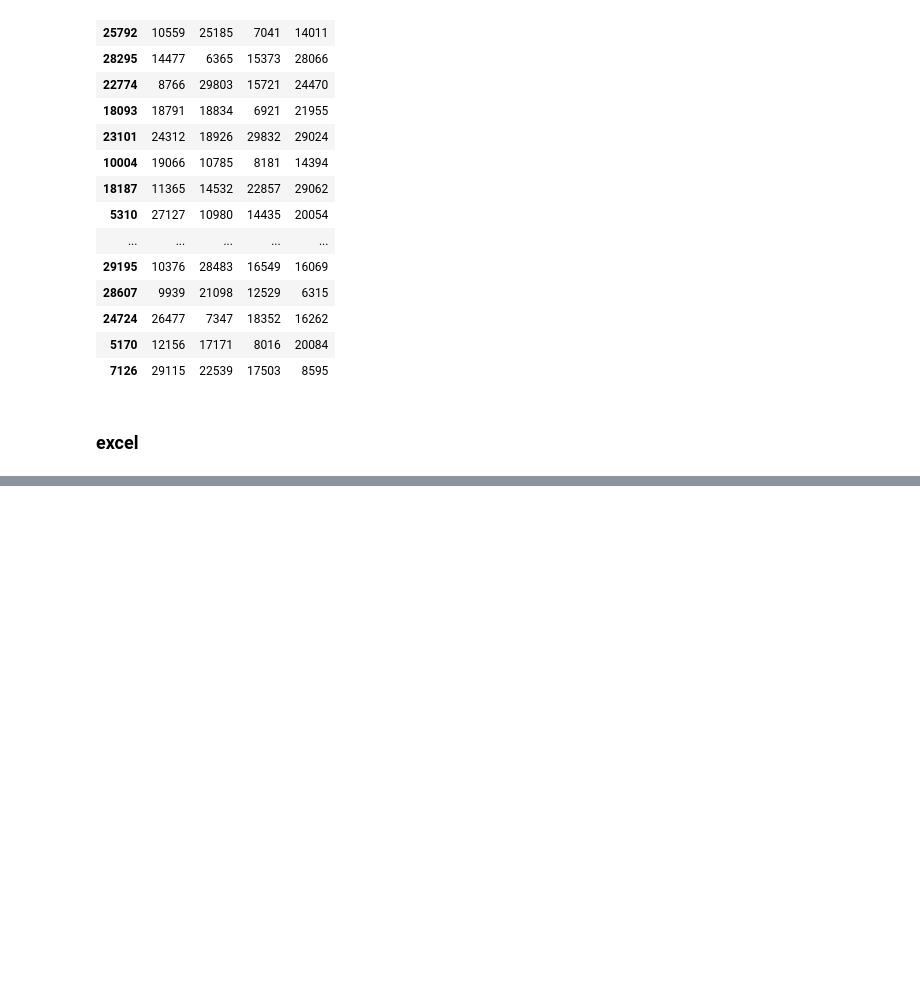
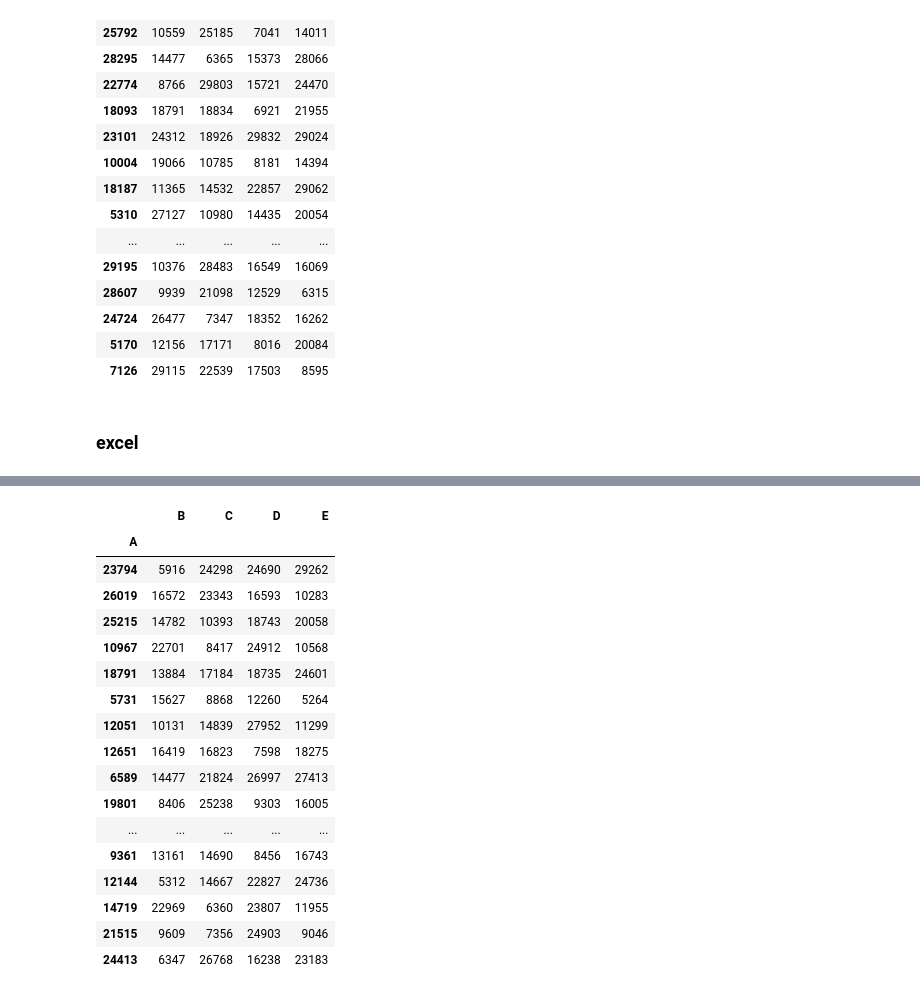
Before and after one commit to wujiafanihao/azyasaxi_Python, a Jupyter notebook: python study/database-numpy-pandas/AI-pandas/pandas.ipynb, the cells around one changed output, grey strips where cells are left out. Cells and saved outputs as stored; diff of their text form; code cells hidden in the pictures; blank space fills up the shorter version.

```diff
--- a/python study/database-numpy-pandas/AI-pandas/pandas.ipynb
+++ b/python study/database-numpy-pandas/AI-pandas/pandas.ipynb
@@ -448,0 +459,27 @@ ModuleNotFoundError: No module named 'openpyxl'
+# %%
+df = pd.read_excel(
+    './salary.xlsx',
+    header=0,
+    names=list('ABCDE'), # 替换列索引
+    index_col=0 # 指定汉元素，A作为行索引
+)
+df
+# %% [output]
+|  | B | C | D | E |
+| A |  |  |  |  |
+| 23794 | 5916 | 24298 | 24690 | 29262 |
+| 26019 | 16572 | 23343 | 16593 | 10283 |
+| 25215 | 14782 | 10393 | 18743 | 20058 |
+| 10967 | 22701 | 8417 | 24912 | 10568 |
+| 18791 | 13884 | 17184 | 18735 | 24601 |
+| 5731 | 15627 | 8868 | 12260 | 5264 |
+| 12051 | 10131 | 14839 | 27952 | 11299 |
+| 12651 | 16419 | 16823 | 7598 | 18275 |
+| 6589 | 14477 | 21824 | 26997 | 27413 |
+| 19801 | 8406 | 25238 | 9303 | 16005 |
+| ... | ... | ... | ... | ... |
+| 9361 | 13161 | 14690 | 8456 | 16743 |
+| 12144 | 5312 | 14667 | 22827 | 24736 |
+| 14719 | 22969 | 6360 | 23807 | 11955 |
+| 21515 | 9609 | 7356 | 24903 | 9046 |
+| 24413 | 6347 | 26768 | 16238 | 23183 |
```
Also changed, not shown: parts of 6 cells of this notebook.
